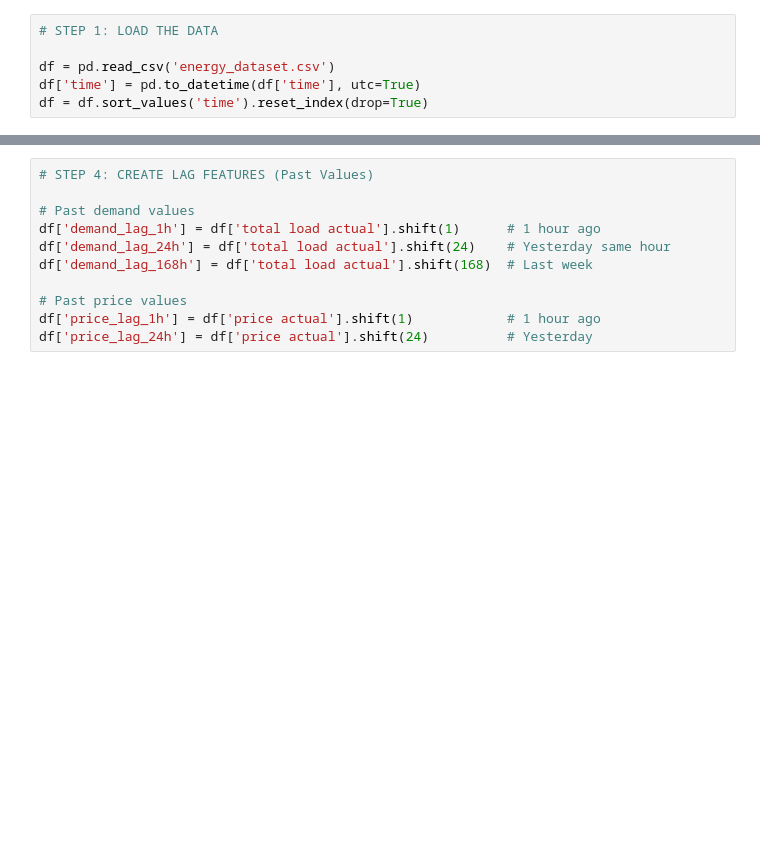
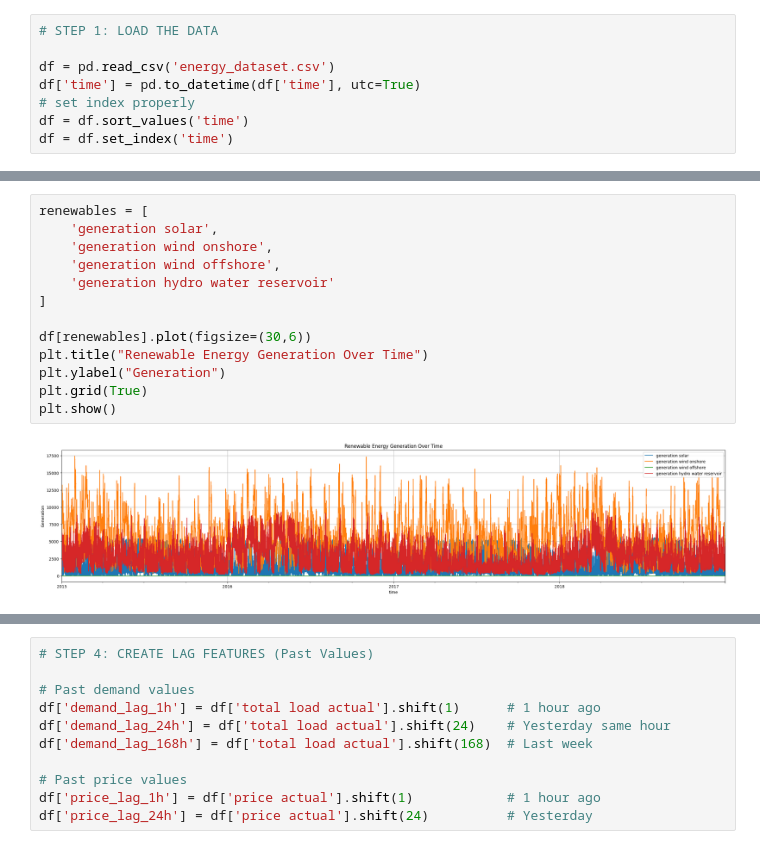
Before and after one commit to UrooshMaryam06/Mental_Digital_Twin, a Jupyter notebook: preprocessing.ipynb, the cells around one changed output, grey strips where cells are left out. Saved outputs shown, nothing was run; the diff lists cells and outputs as text; blank space fills up the shorter version.

```diff
--- a/preprocessing.ipynb
+++ b/preprocessing.ipynb
@@ -39,4 +45,6 @@ warnings.filterwarnings('ignore')
 
 df = pd.read_csv('energy_dataset.csv')
 df['time'] = pd.to_datetime(df['time'], utc=True)
-df = df.sort_values('time').reset_index(drop=True)
+# set index properly
+df = df.sort_values('time')
+df = df.set_index('time')
@@ -58,0 +51,15 @@ df
+# %%
+renewables = [
+    'generation solar',
+    'generation wind onshore',
+    'generation wind offshore',
+    'generation hydro water reservoir'
+]
+
+df[renewables].plot(figsize=(30,6))
+plt.title("Renewable Energy Generation Over Time")
+plt.ylabel("Generation")
+plt.grid(True)
+plt.show()
+# %% [output]
+[figure, added]
```
Also changed, not shown: parts of 53 cells of this notebook, 1 other file.
